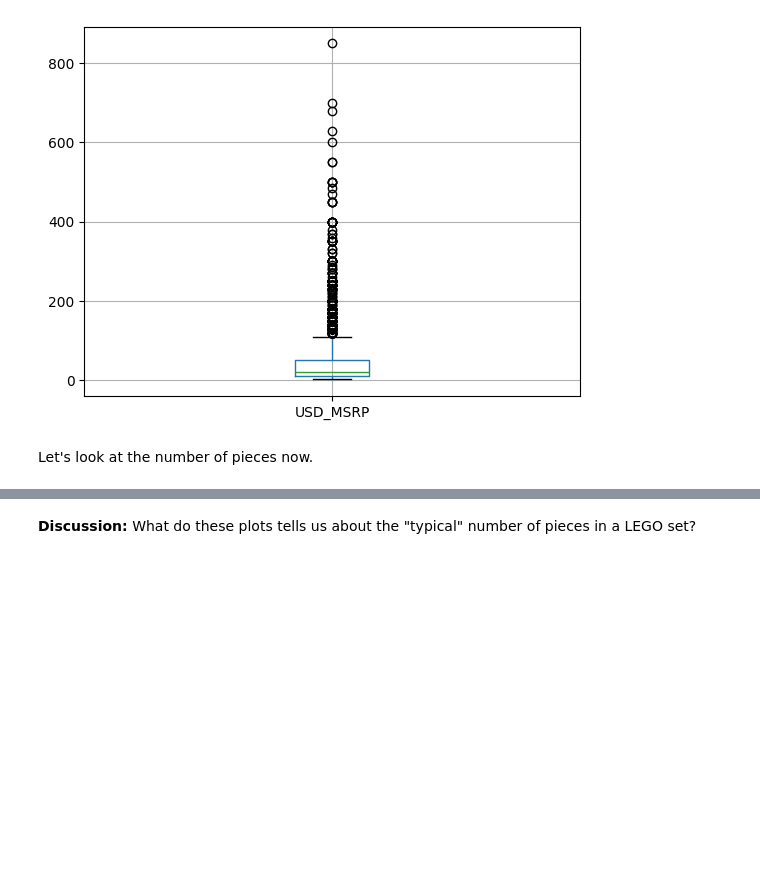
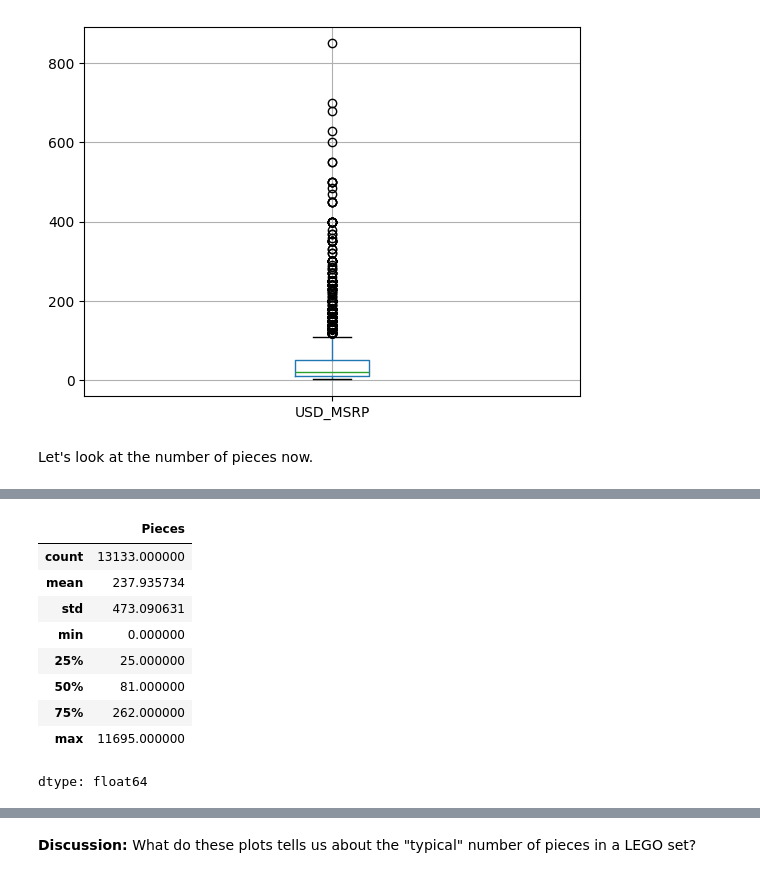
Before and after one commit to milena-seismo/DSB-Unit-02, a Jupyter notebook: 02 - Exploring and Joining/02-distributions.ipynb, the cells around one changed output, grey strips where cells are left out. Cells and saved outputs as stored; diff of their text form; code cells hidden in the pictures; blank space fills up the shorter version.

```diff
--- a/02 - Exploring and Joining/02-distributions.ipynb
+++ b/02 - Exploring and Joining/02-distributions.ipynb
@@ -119,0 +125,13 @@ Let's look at the number of pieces now.
+# %%
+lego["Pieces"].describe()
+# %% [output]
+|  | Pieces |
+| count | 13133.000000 |
+| mean | 237.935734 |
+| std | 473.090631 |
+| min | 0.000000 |
+| 25% | 25.000000 |
+| 50% | 81.000000 |
+| 75% | 262.000000 |
+| max | 11695.000000 |
+dtype: float64
```
Also changed, not shown: parts of 4 cells of this notebook.
